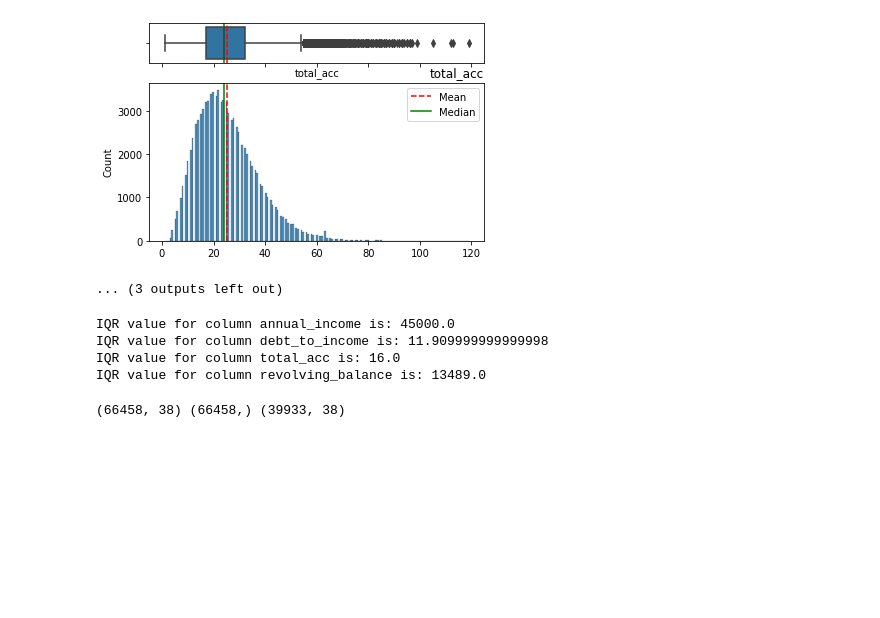
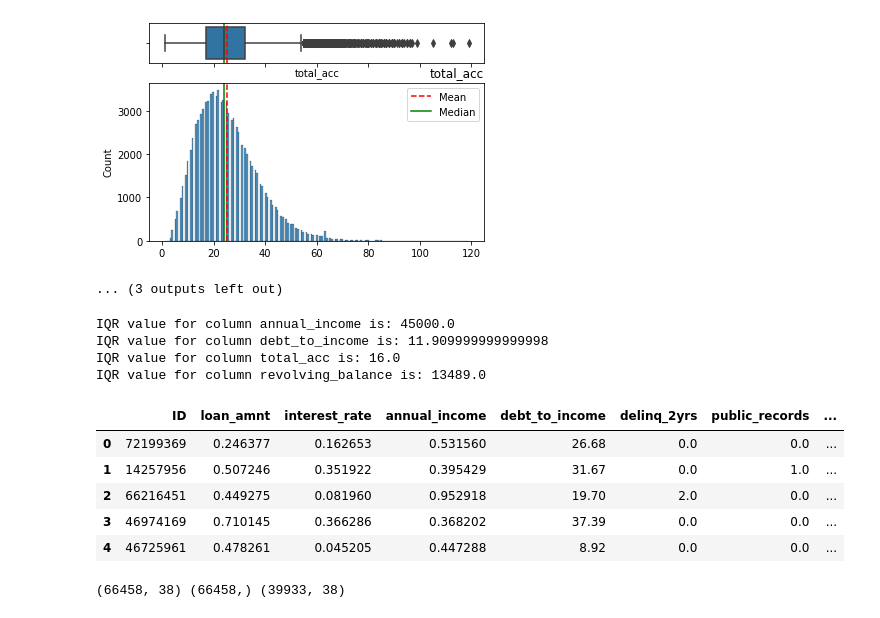
Before and after one commit to AbhayMudgal/PD_prediction, a Jupyter notebook: Default_Prediction.ipynb, the cells around one changed output. Drawn from its saved outputs; the diff is of its cells as text; code cells hidden in the pictures; blank space fills up the shorter version.

```diff
--- a/Default_Prediction.ipynb
+++ b/Default_Prediction.ipynb
@@ -637,6 +672,15 @@ for col in to_transform:
 categorical_list = ['loan_term', 'loan_grade', 'application_type', 'job_experience', 'home_ownership', 'loan_purpose', 'income_verification_status']
 data = pd.get_dummies(data, columns = ['loan_term', 'loan_grade', 'application_type', 'job_experience', 'home_ownership', 'loan_purpose', 'income_verification_status'])
 test = pd.get_dummies(test, columns = categorical_list)
+# %%
+data.head()
+# %% [output]
+|  | ID | loan_amnt | interest_rate | annual_income | debt_to_income | delinq_2yrs | public_records | ... |
+| 0 | 72199369 | 0.246377 | 0.162653 | 0.531560 | 26.68 | 0.0 | 0.0 | ... |
+| 1 | 14257956 | 0.507246 | 0.351922 | 0.395429 | 31.67 | 0.0 | 1.0 | ... |
+| 2 | 66216451 | 0.449275 | 0.081960 | 0.952918 | 19.70 | 2.0 | 0.0 | ... |
+| 3 | 46974169 | 0.710145 | 0.366286 | 0.368202 | 37.39 | 0.0 | 0.0 | ... |
+| 4 | 46725961 | 0.478261 | 0.045205 | 0.447288 | 8.92 | 0.0 | 0.0 | ... |
 # %%
 #creating test and train sets.
 y = data['default']
```
Also changed, not shown: parts of 13 cells of this notebook.
